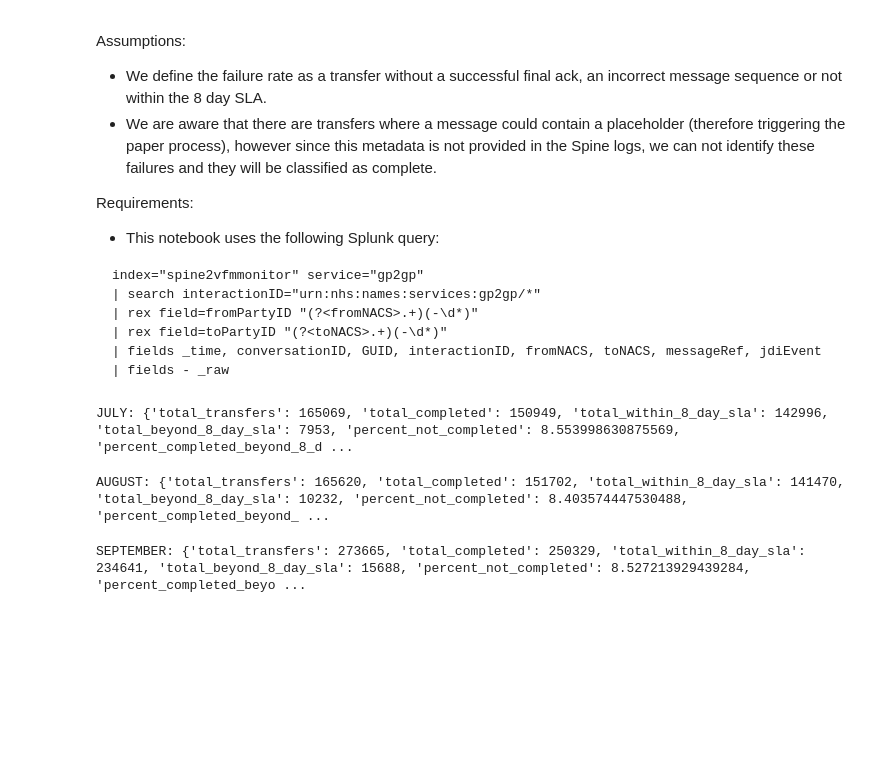
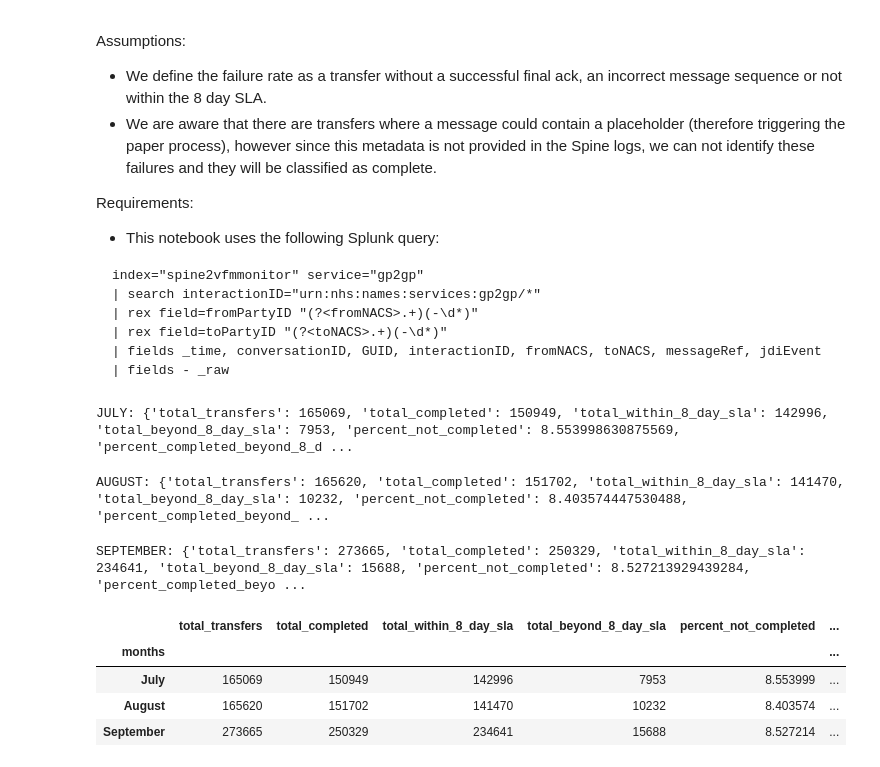
Before and after one commit to nhsconnect/prm-gp2gp-data-sandbox, a Jupyter notebook: notebooks/05-PRMT-1304--GP2GP-Failure-Rates.ipynb, the cells around one changed output. Drawn from its saved outputs; the diff is of its cells as text; code cells hidden in the pictures; blank space fills up the shorter version.

```diff
--- a/notebooks/05-PRMT-1304--GP2GP-Failure-Rates.ipynb
+++ b/notebooks/05-PRMT-1304--GP2GP-Failure-Rates.ipynb
@@ -142,3 +145,14 @@ sept_result = calculate_gp2gp_failure_metrics(sept_conversations_started_in_rang
 print(f"SEPTEMBER: {sept_result}")
 # %% [output]
 SEPTEMBER: {'total_transfers': 273665, 'total_completed': 250329, 'total_within_8_day_sla': 234641, 'total_beyond_8_day_sla': 15688, 'percent_not_completed': 8.527213929439284, 'percent_completed_beyo ...
+# %%
+failure_rates_df = pd.DataFrame.from_dict([july_result, aug_result, sept_result])
+failure_rates_df["months"] = ["July", "August", "September"]
+failure_rates_df = failure_rates_df.set_index("months")
+failure_rates_df
+# %% [output]
+|  | total_transfers | total_completed | total_within_8_day_sla | total_beyond_8_day_sla | percent_not_completed | ... |
+| months |  |  |  |  |  | ... |
+| July | 165069 | 150949 | 142996 | 7953 | 8.553999 | ... |
+| August | 165620 | 151702 | 141470 | 10232 | 8.403574 | ... |
+| September | 273665 | 250329 | 234641 | 15688 | 8.527214 | ... |
```
Also changed, not shown: parts of 2 cells of this notebook.
